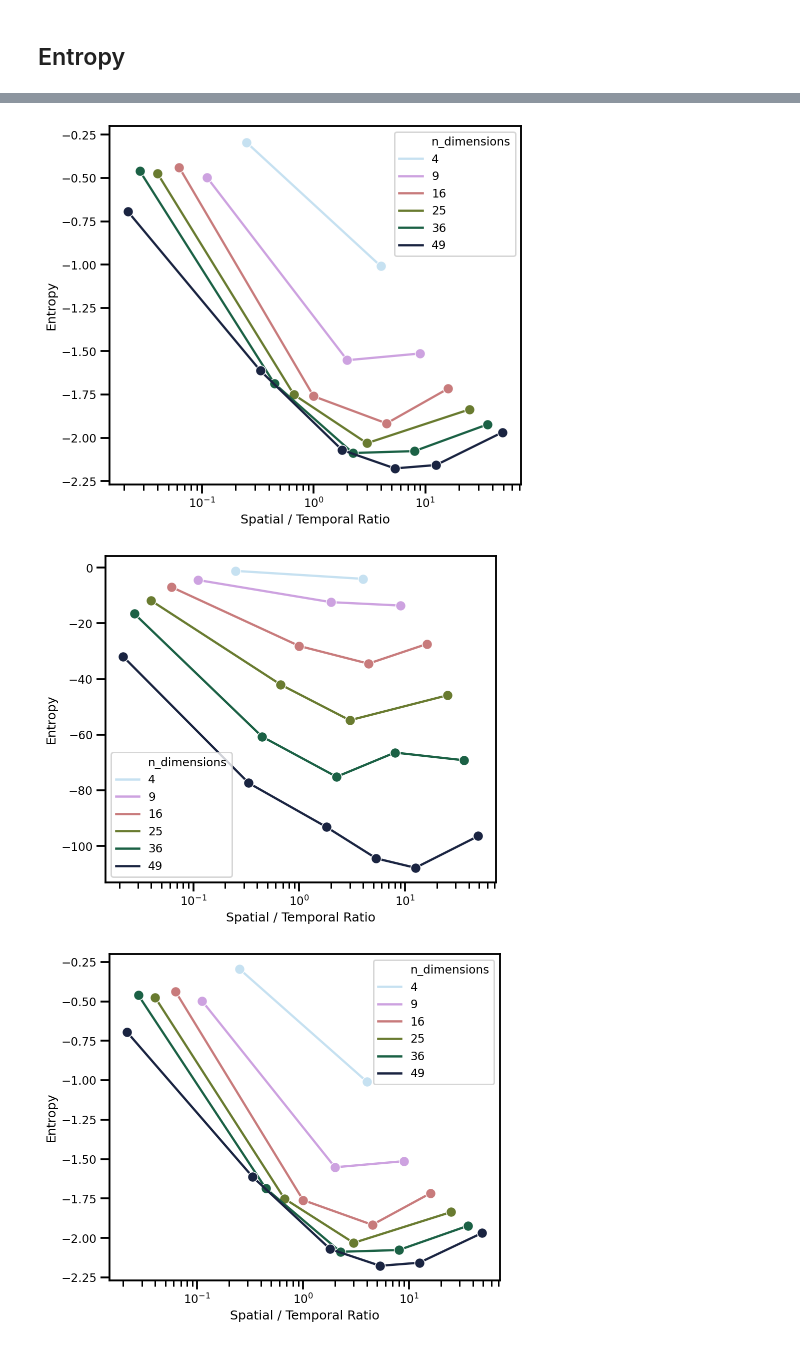
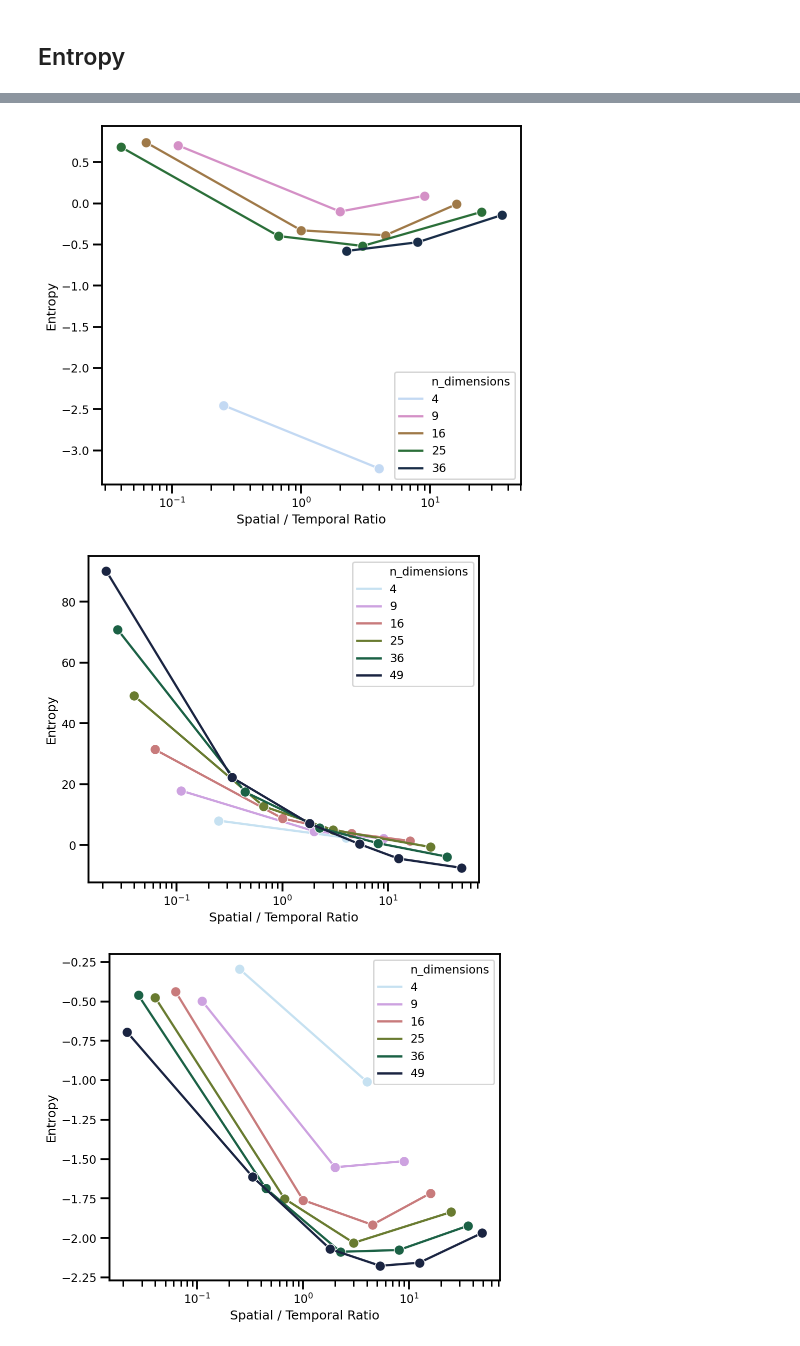
Before and after one commit to jejjohnson/rbig_eo, a Jupyter notebook: notebooks/spatial_temporal/4.1_infoearth_viz_entropy.ipynb, the cells around one changed output, grey strips where cells are left out. Saved outputs shown, nothing was run; the diff lists cells and outputs as text; code cells hidden in the pictures.

```diff
--- a/notebooks/spatial_temporal/4.1_infoearth_viz_entropy.ipynb
+++ b/notebooks/spatial_temporal/4.1_infoearth_viz_entropy.ipynb
@@ -105,11 +107,14 @@ v0_spain_gpp_2010.csv       v0_spain_sm_2010.csv
 # %%
-region = "europe"
-period = "2010"
-variable = "gpp"
-save_name = f"{region}_{variable}_{period}"
+period = "2002_2010"
+variable = "rm"
+version = "v2"
+save_name = f"{variable}_{period}"
 
 # read csv file
-results_df = pd.read_csv(str(RES_PATH.joinpath(f'v0_{save_name}.csv')))
+results_df = pd.concat([
+    pd.read_csv(str(RES_PATH.joinpath(f'{version}_north_{save_name}.csv'))),
+#     pd.read_csv(str(RES_PATH.joinpath(f'v2_south_{save_name}.csv'))),
+])
 results_df['n_dimensions'][results_df['n_dimensions'] == 46] = 49
 results_df.tail()
 # %% [output]
@@ -148,5 +153,5 @@ sub_df["spatial"] = sub_df["spatial"].astype('category')
 sub_df["temporal"] = sub_df["temporal"].astype('category')
 sub_df["n_dimensions"] = sub_df["n_dimensions"].astype('category')
 
-plot_entropies(sub_df, save_name)
+plot_entropies(sub_df, None)
 # %% [output]
@@ -155,4 +158,4 @@ plot_entropies(sub_df, save_name)
-[figure, old version]
+[figure, new version]
 # %%
 
 
@@ -171,7 +174,7 @@ ax.set(
 
 plt.show()
 # %% [output]
-[figure, old version]
+[figure, new version]
 # %%
 sub_df = results_df.copy()
 
```
Also changed, not shown: parts of 3 cells of this notebook, 30 other files.
